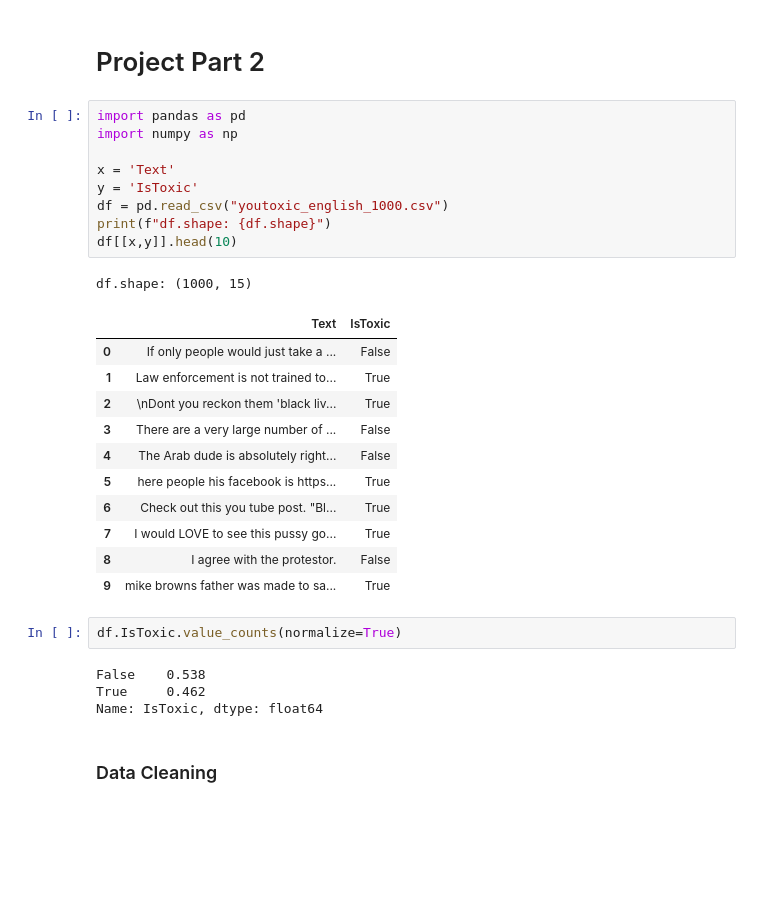
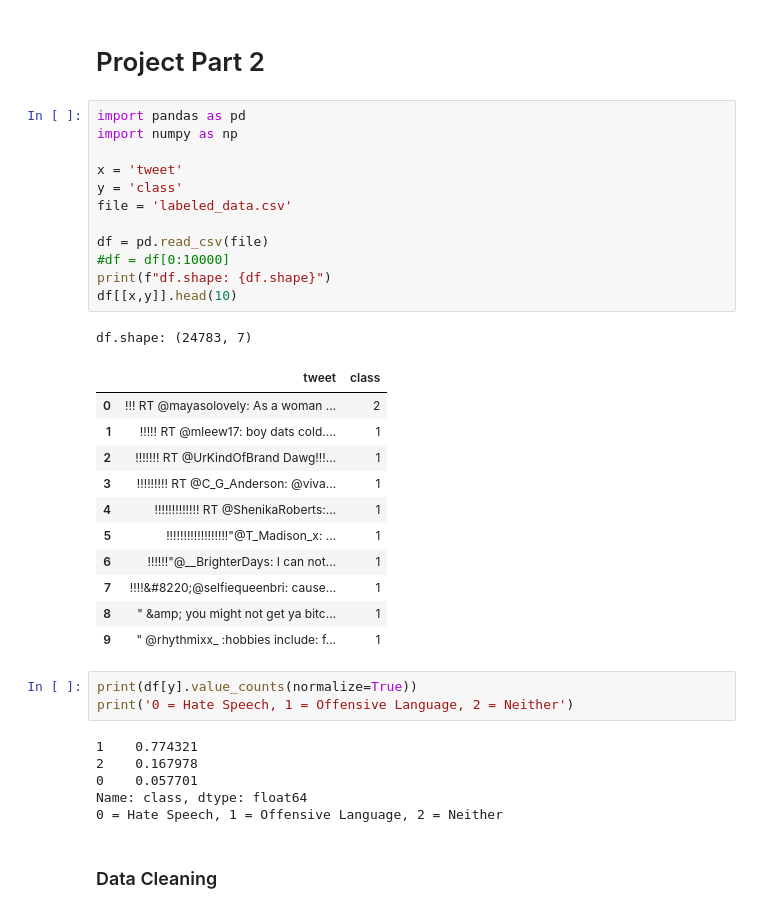
Before and after one commit to mmeraz6/cs39aa_project, a Jupyter notebook: project_part2 copy.ipynb, the cells around one changed output. Saved outputs shown, nothing was run; the diff lists cells and outputs as text; blank space fills up the shorter version.

```diff
--- a/project_part2 copy.ipynb
+++ b/project_part2 copy.ipynb
@@ -3,31 +3,37 @@
 # %%
 import pandas as pd
 import numpy as np
 
-x = 'Text'
-y = 'IsToxic'
-df = pd.read_csv("youtoxic_english_1000.csv")
+x = 'tweet'
+y = 'class'
+file = 'labeled_data.csv'
+
+df = pd.read_csv(file)
+#df = df[0:10000]
 print(f"df.shape: {df.shape}")
 df[[x,y]].head(10)
 # %% [output]
-df.shape: (1000, 15)
+df.shape: (24783, 7)
-|  | Text | IsToxic |
-| 0 | If only people would just take a ... | False |
-| 1 | Law enforcement is not trained to... | True |
-| 2 | \nDont you reckon them 'black liv... | True |
-| 3 | There are a very large number of ... | False |
-| 4 | The Arab dude is absolutely right... | False |
-| 5 | here people his facebook is https... | True |
-| 6 | Check out this you tube post. "Bl... | True |
-| 7 | I would LOVE to see this pussy go... | True |
-| 8 | I agree with the protestor. | False |
-| 9 | mike browns father was made to sa... | True |
+|  | tweet | class |
+| 0 | !!! RT @mayasolovely: As a woman ... | 2 |
+| 1 | !!!!! RT @mleew17: boy dats cold.... | 1 |
+| 2 | !!!!!!! RT @UrKindOfBrand Dawg!!!... | 1 |
+| 3 | !!!!!!!!! RT @C_G_Anderson: @viva... | 1 |
+| 4 | !!!!!!!!!!!!! RT @ShenikaRoberts:... | 1 |
+| 5 | !!!!!!!!!!!!!!!!!!"@T_Madison_x: ... | 1 |
+| 6 | !!!!!!"@__BrighterDays: I can not... | 1 |
+| 7 | !!!!&#8220;@selfiequeenbri: cause... | 1 |
+| 8 | " &amp; you might not get ya bitc... | 1 |
+| 9 | " @rhythmixx_ :hobbies include: f... | 1 |
-# %%
-df.IsToxic.value_counts(normalize=True)
-# %% [output]
-False    0.538
-True     0.462
-Name: IsToxic, dtype: float64
+# %%
+print(df[y].value_counts(normalize=True))
+print('0 = Hate Speech, 1 = Offensive Language, 2 = Neither')
+# %% [output]
+1    0.774321
+2    0.167978
+0    0.057701
+Name: class, dtype: float64
+0 = Hate Speech, 1 = Offensive Language, 2 = Neither
 # %% [markdown]
 ### Data Cleaning
 # %%
```
Also changed, not shown: parts of 20 cells of this notebook, 1 other file.
